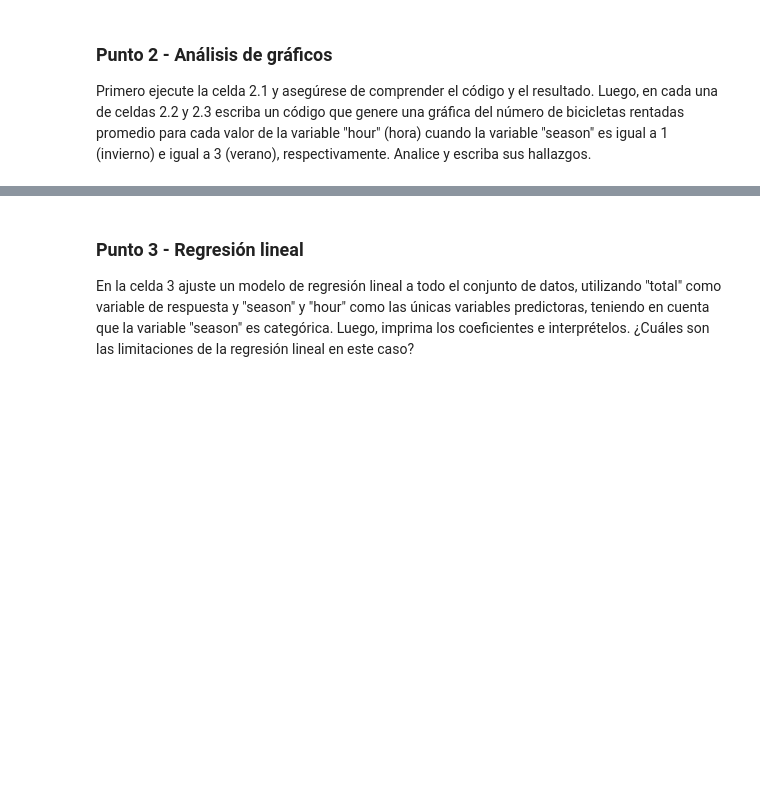
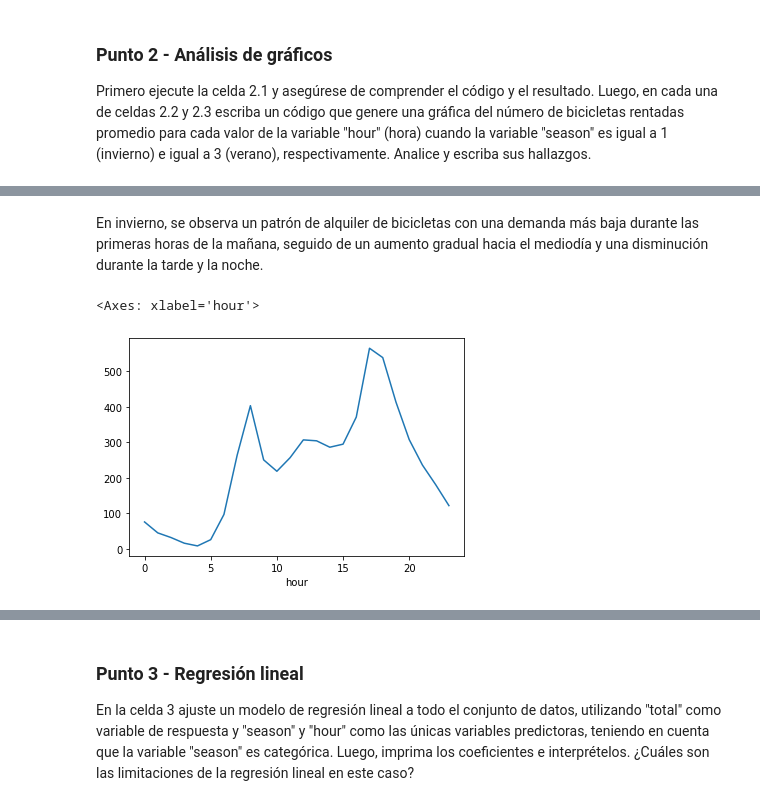
Before and after one commit to Lorena245/MIAD_NLP_20241, a Jupyter notebook: Semana 1/S1TC1_arboles_ensamblajes.ipynb, the cells around one changed output, grey strips where cells are left out. Saved outputs shown, nothing was run; the diff lists cells and outputs as text; code cells hidden in the pictures; blank space fills up the shorter version.

```diff
--- a/Semana 1/S1TC1_arboles_ensamblajes.ipynb
+++ b/Semana 1/S1TC1_arboles_ensamblajes.ipynb
@@ -155,0 +168,13 @@ bikes.groupby('hour').total.mean().plot()
+# %% [markdown]
+En invierno, se observa un patrón de alquiler de bicicletas con una demanda más baja durante las primeras horas de la mañana, seguido de un aumento gradual hacia el mediodía y una disminución durante la tarde y la noche.
+# %%
+# Celda 2.3 - "season"=3 escriba su código y hallazgos
+
+# Filtrar datos para la estación de verano (season = 3)
+bikes_verano = bikes[bikes['season'] == 3]
+
+# Graficar el número de bicicletas rentadas promedio para cada hora en verano
+bikes_verano.groupby('hour').total.mean().plot()
+# %% [output]
+<Axes: xlabel='hour'>
+[figure, added]
```
Also changed, not shown: parts of 6 cells of this notebook.
